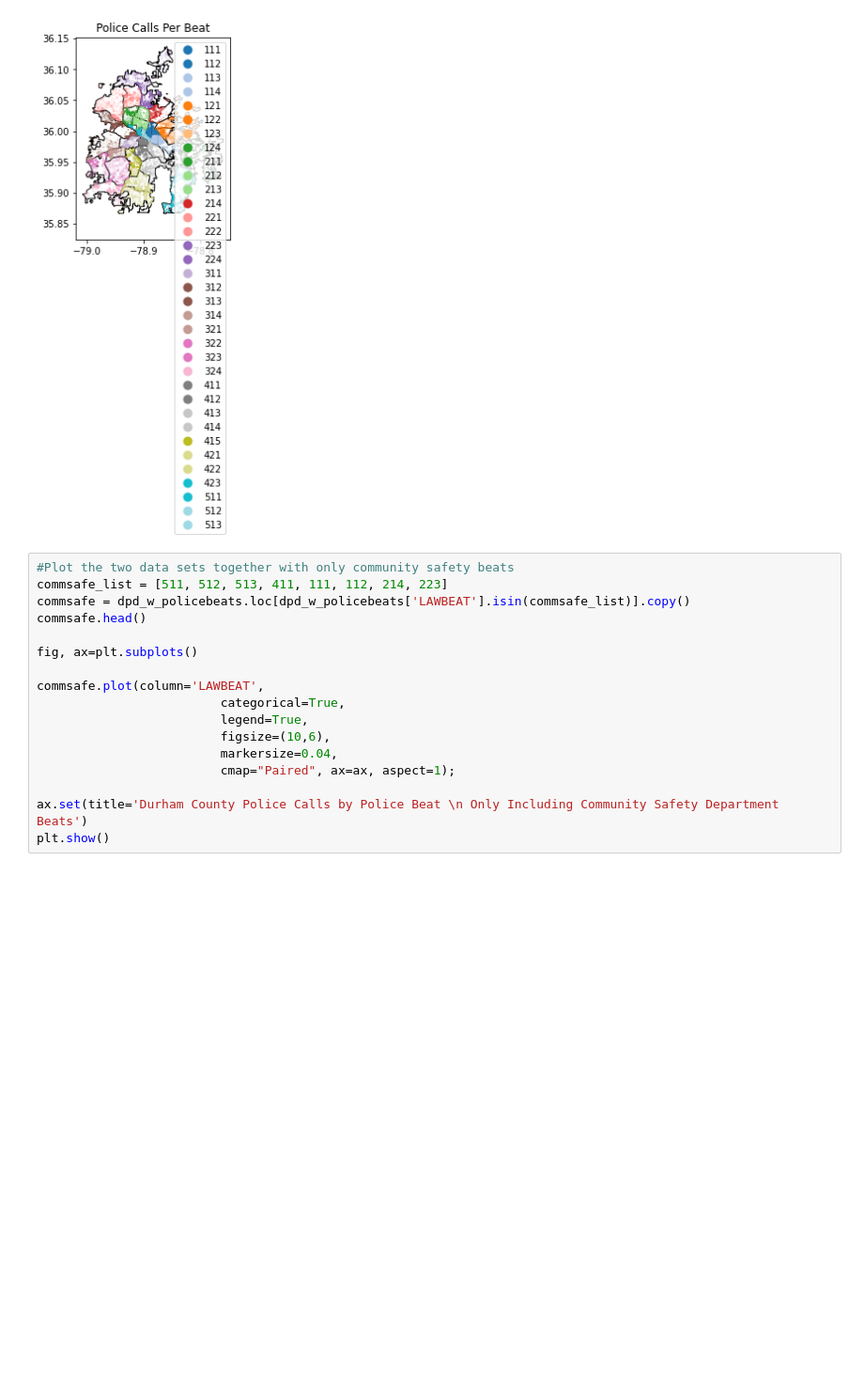
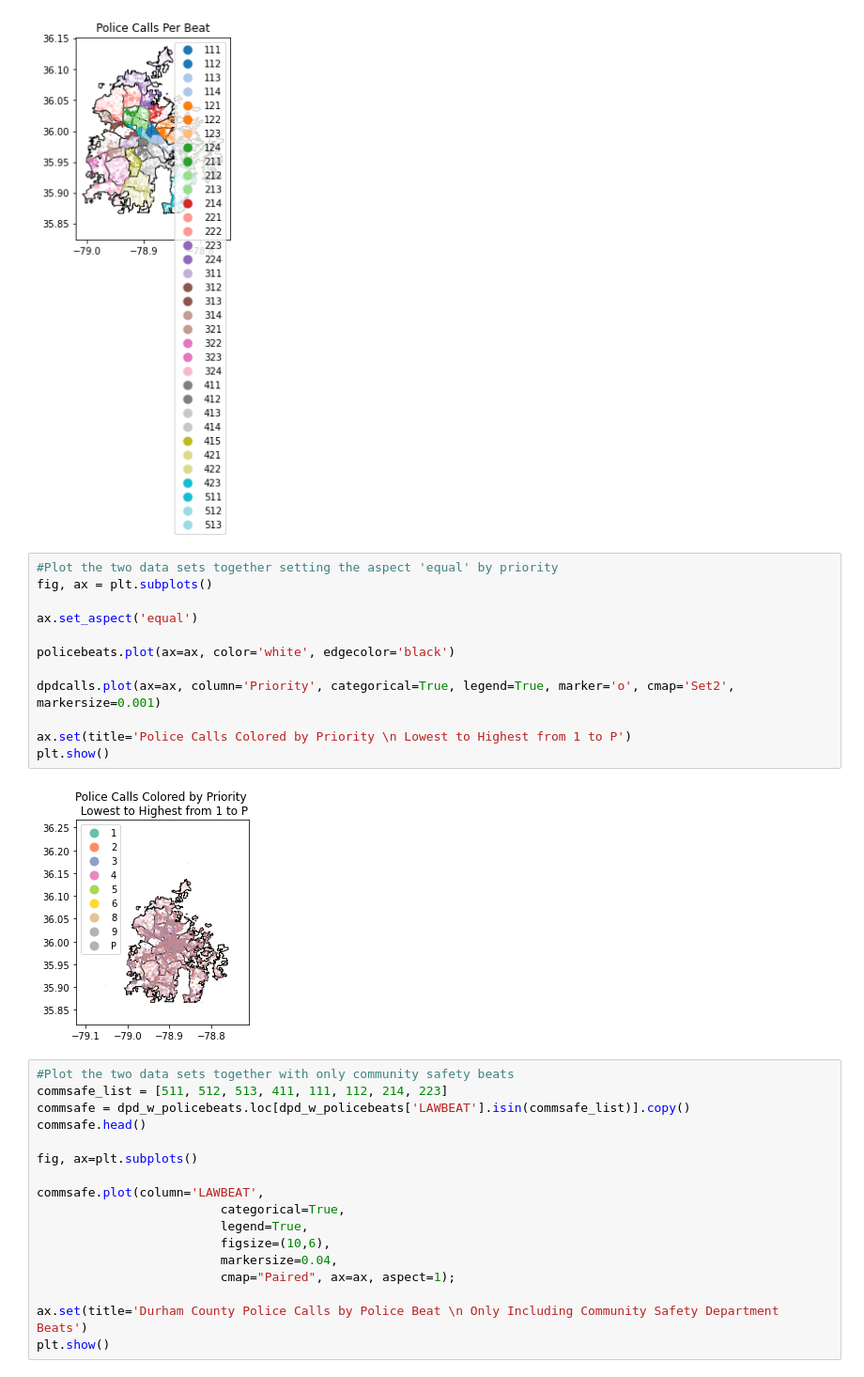
Before and after one commit to sadiesheridan/dataplus-project27-community-safety-durham, a Jupyter notebook: 10_code/EDA.ipynb, the cells around one changed output. Shown at 94% size. Cells and saved outputs as stored; diff of their text form; blank space fills up the shorter version.

Commit message:
Added priority plot

```diff
--- a/10_code/EDA.ipynb
+++ b/10_code/EDA.ipynb
@@ -372,6 +372,20 @@ ax.set(title='Police Calls Per Beat')
 plt.show()
 # %% [output]
 [figure]
+# %%
+#Plot the two data sets together setting the aspect 'equal' by priority
+fig, ax = plt.subplots()
+
+ax.set_aspect('equal')
+
+policebeats.plot(ax=ax, color='white', edgecolor='black')
+
+dpdcalls.plot(ax=ax, column='Priority', categorical=True, legend=True, marker='o', cmap='Set2', markersize=0.001)
+
+ax.set(title='Police Calls Colored by Priority \n Lowest to Highest from 1 to P')
+plt.show()
+# %% [output]
+[figure, added]
 # %%
 #Plot the two data sets together with only community safety beats
 commsafe_list = [511, 512, 513, 411, 111, 112, 214, 223]
```
